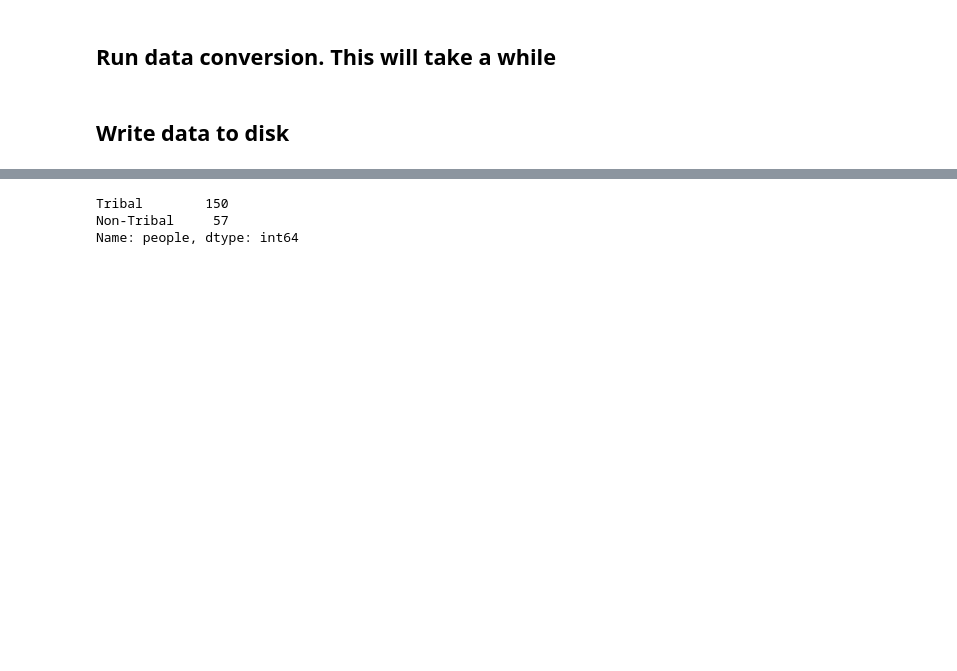
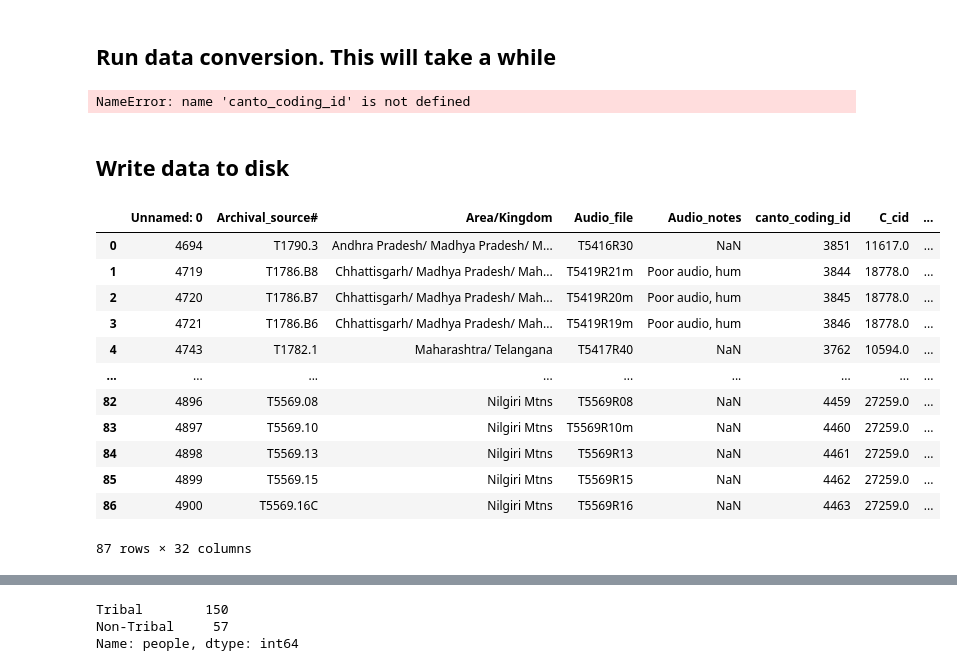
Before and after one commit to comp-music-lab/sfc-journal-2020, a Jupyter notebook: Data Prep.ipynb, the cells around one changed output, grey strips where cells are left out. Saved outputs shown, nothing was run; the diff lists cells and outputs as text; code cells hidden in the pictures; blank space fills up the shorter version.

```diff
--- a/Data Prep.ipynb
+++ b/Data Prep.ipynb
@@ -255,11 +253,31 @@ def main(input_matrix, output_matrix):
 north_india_full = main(north_india, north_india_full)
 # %%
 south_india_full = main(south_india, south_india_full)
+# %%
+canto_coding_id
+# %% [output]
+NameError: name 'canto_coding_id' is not defined
 # %% [markdown]
 ## Write data to disk
 # %%
 north_india_full.to_csv('./data/north_india_full.csv', index=False)
 south_india_full.to_csv('./data/south_india_full.csv', index=False)
+# %%
+south_india
+# %% [output]
+|  | Unnamed: 0 | Archival_source# | Area/Kingdom | Audio_file | Audio_notes | canto_coding_id | C_cid | ... |
+| 0 | 4694 | T1790.3 | Andhra Pradesh/ Madhya Pradesh/ M... | T5416R30 | NaN | 3851 | 11617.0 | ... |
+| 1 | 4719 | T1786.B8 | Chhattisgarh/ Madhya Pradesh/ Mah... | T5419R21m | Poor audio, hum | 3844 | 18778.0 | ... |
+| 2 | 4720 | T1786.B7 | Chhattisgarh/ Madhya Pradesh/ Mah... | T5419R20m | Poor audio, hum | 3845 | 18778.0 | ... |
+| 3 | 4721 | T1786.B6 | Chhattisgarh/ Madhya Pradesh/ Mah... | T5419R19m | Poor audio, hum | 3846 | 18778.0 | ... |
+| 4 | 4743 | T1782.1 | Maharashtra/ Telangana | T5417R40 | NaN | 3762 | 10594.0 | ... |
+| ... | ... | ... | ... | ... | ... | ... | ... | ... |
+| 82 | 4896 | T5569.08 | Nilgiri Mtns | T5569R08 | NaN | 4459 | 27259.0 | ... |
+| 83 | 4897 | T5569.10 | Nilgiri Mtns | T5569R10m | NaN | 4460 | 27259.0 | ... |
+| 84 | 4898 | T5569.13 | Nilgiri Mtns | T5569R13 | NaN | 4461 | 27259.0 | ... |
+| 85 | 4899 | T5569.15 | Nilgiri Mtns | T5569R15 | NaN | 4462 | 27259.0 | ... |
+| 86 | 4900 | T5569.16C | Nilgiri Mtns | T5569R16 | NaN | 4463 | 27259.0 | ... |
+87 rows × 32 columns
 # %%
 region = []
 for i in range(len(north_india_full)):
```
Also changed, not shown: parts of 5 cells of this notebook, 11 other files.
